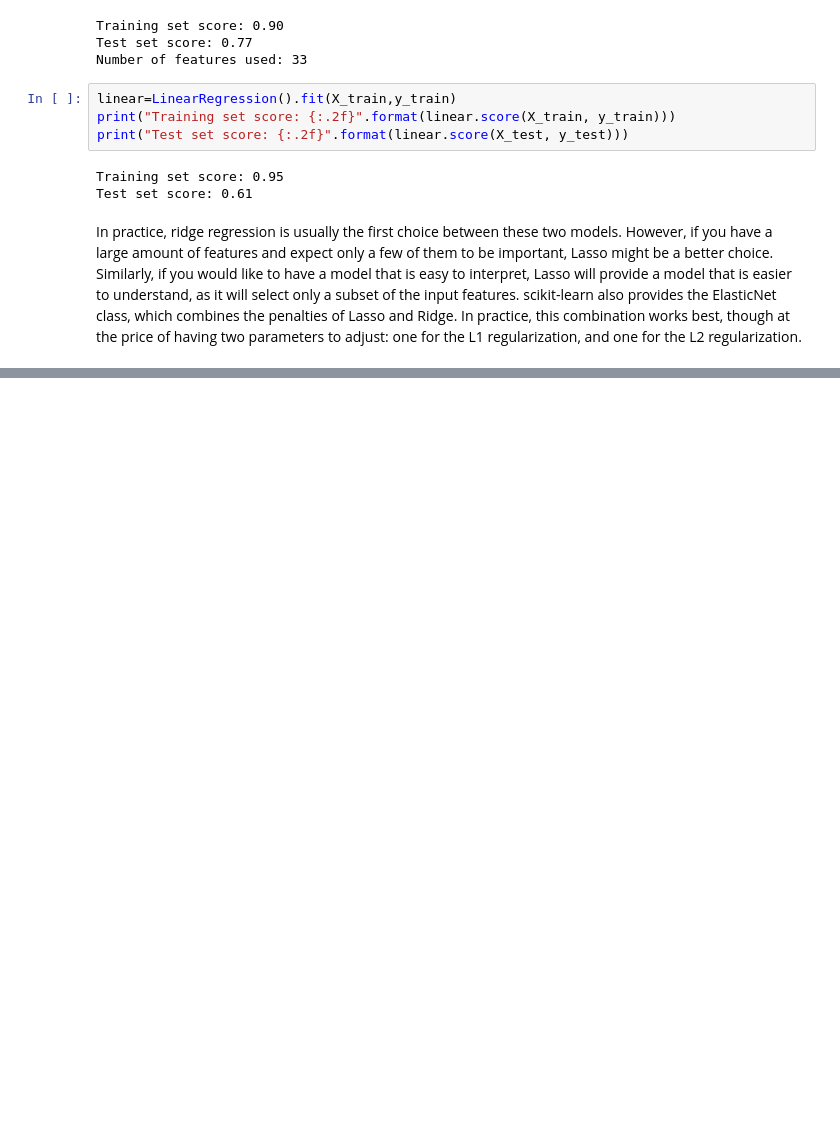
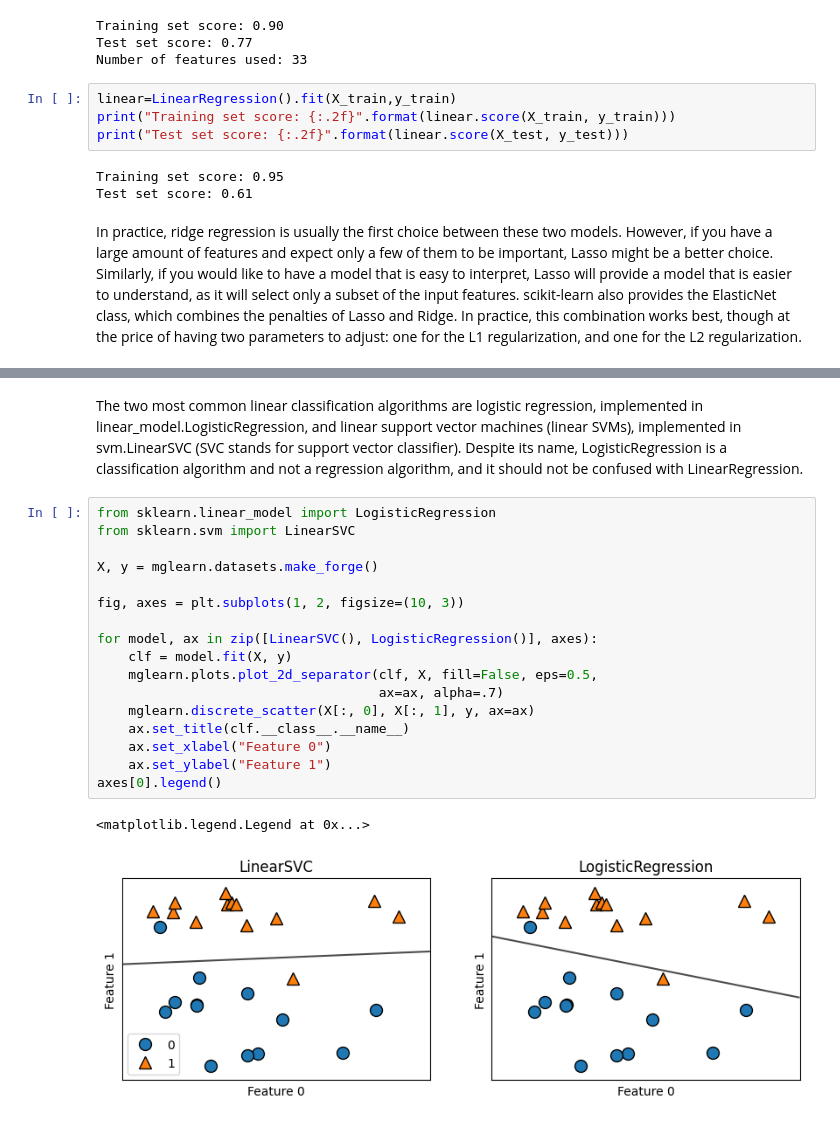
Before and after one commit to thamidu02/ML-With-python, a Jupyter notebook: Supervised MAchine Learning Algorithms/Linear Models.ipynb, the cells around one changed output, grey strips where cells are left out. Drawn from its saved outputs; the diff is of its cells as text; blank space fills up the shorter version.

```diff
--- a/Supervised MAchine Learning Algorithms/Linear Models.ipynb
+++ b/Supervised MAchine Learning Algorithms/Linear Models.ipynb
@@ -185,0 +201,22 @@ In practice, ridge regression is usually the first choice between these two mode
+# %% [markdown]
+The two most common linear classification algorithms are logistic regression, implemented in linear_model.LogisticRegression, and linear support vector machines (linear SVMs), implemented in svm.LinearSVC (SVC stands for support vector classifier). Despite its name, LogisticRegression is a classification algorithm and not a regression algorithm, and it should not be confused with LinearRegression.
+# %%
+from sklearn.linear_model import LogisticRegression
+from sklearn.svm import LinearSVC
+
+X, y = mglearn.datasets.make_forge()
+
+fig, axes = plt.subplots(1, 2, figsize=(10, 3))
+
+for model, ax in zip([LinearSVC(), LogisticRegression()], axes):
+    clf = model.fit(X, y)
+    mglearn.plots.plot_2d_separator(clf, X, fill=False, eps=0.5,
+                                    ax=ax, alpha=.7)
+    mglearn.discrete_scatter(X[:, 0], X[:, 1], y, ax=ax)
+    ax.set_title(clf.__class__.__name__)
+    ax.set_xlabel("Feature 0")
+    ax.set_ylabel("Feature 1")
+axes[0].legend()
+# %% [output]
+<matplotlib.legend.Legend at 0x...>
+[figure, added]
```
Also changed, not shown: parts of 16 cells of this notebook.
